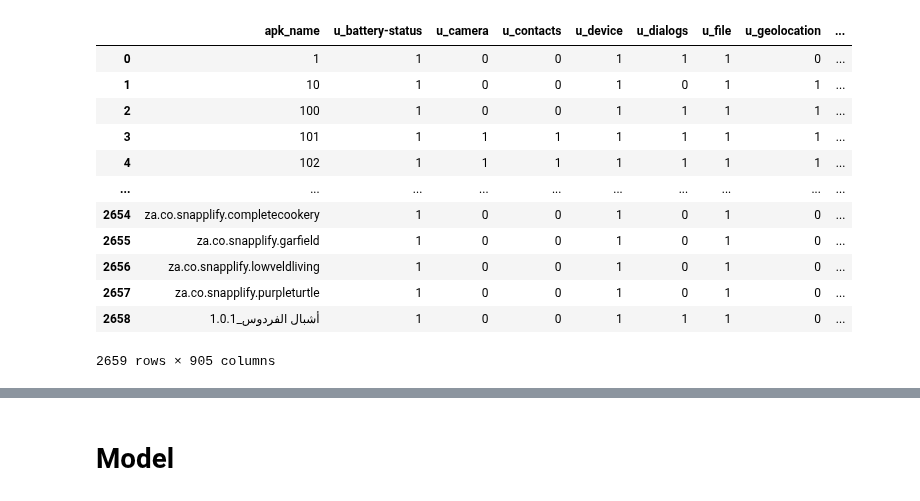
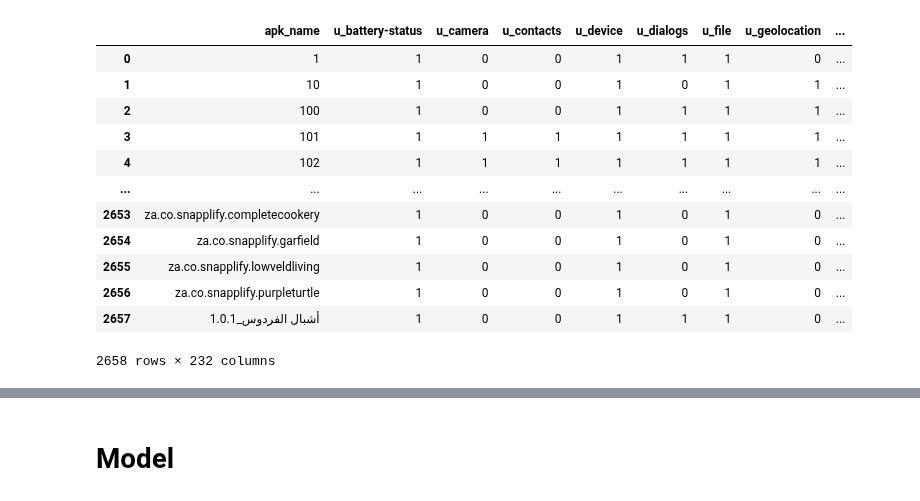
Before and after one commit to allensun623/Android-Security-Analysis, a Jupyter notebook: Machine_Learning/analysis/cdv_ml.ipynb, the cells around one changed output, grey strips where cells are left out. Cells and saved outputs as stored; diff of their text form; code cells hidden in the pictures.

Commit message:
featureset updated

```diff
--- a/Machine_Learning/analysis/cdv_ml.ipynb
+++ b/Machine_Learning/analysis/cdv_ml.ipynb
@@ -11,19 +12,19 @@ from sklearn.metrics import confusion_matrix, classification_report, accuracy_sc
 from collections import Counter
 # %%
 #import data and view
-data_origin = pd.read_csv("../db/cordova_FeatureSet.csv", skipinitialspace=True)
-data_origin
+df = pd.read_csv("../db/cdv_FeatureSet_updated.csv", skipinitialspace=True)
+df
 # %% [output]
 |  | apk_name | u_battery-status | u_camera | u_contacts | u_device | u_dialogs | u_file | u_geolocation | ... |
 | 0 | 1 | 1 | 0 | 0 | 1 | 1 | 1 | 0 | ... |
 | 1 | 10 | 1 | 0 | 0 | 1 | 0 | 1 | 1 | ... |
 | 2 | 100 | 1 | 0 | 0 | 1 | 1 | 1 | 1 | ... |
 | 3 | 101 | 1 | 1 | 1 | 1 | 1 | 1 | 1 | ... |
 | 4 | 102 | 1 | 1 | 1 | 1 | 1 | 1 | 1 | ... |
 | ... | ... | ... | ... | ... | ... | ... | ... | ... | ... |
-| 2654 | za.co.snapplify.completecookery | 1 | 0 | 0 | 1 | 0 | 1 | 0 | ... |
-| 2655 | za.co.snapplify.garfield | 1 | 0 | 0 | 1 | 0 | 1 | 0 | ... |
-| 2656 | za.co.snapplify.lowveldliving | 1 | 0 | 0 | 1 | 0 | 1 | 0 | ... |
-| 2657 | za.co.snapplify.purpleturtle | 1 | 0 | 0 | 1 | 0 | 1 | 0 | ... |
-| 2658 | أشبال الفردوس_1.0.1 | 1 | 0 | 0 | 1 | 1 | 1 | 0 | ... |
+| 2653 | za.co.snapplify.completecookery | 1 | 0 | 0 | 1 | 0 | 1 | 0 | ... |
+| 2654 | za.co.snapplify.garfield | 1 | 0 | 0 | 1 | 0 | 1 | 0 | ... |
+| 2655 | za.co.snapplify.lowveldliving | 1 | 0 | 0 | 1 | 0 | 1 | 0 | ... |
+| 2656 | za.co.snapplify.purpleturtle | 1 | 0 | 0 | 1 | 0 | 1 | 0 | ... |
+| 2657 | أشبال الفردوس_1.0.1 | 1 | 0 | 0 | 1 | 1 | 1 | 0 | ... |
-2659 rows × 905 columns
+2658 rows × 232 columns
```
Also changed, not shown: parts of 20 cells of this notebook, 5 other files.
